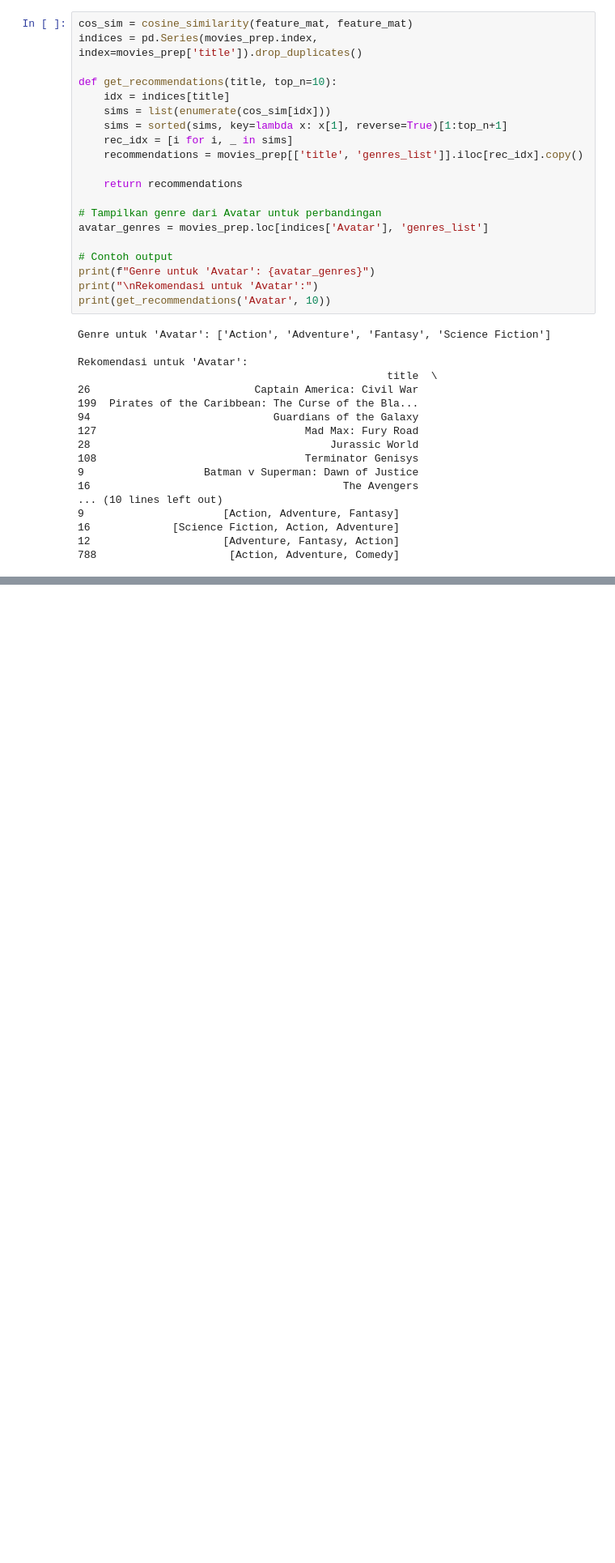
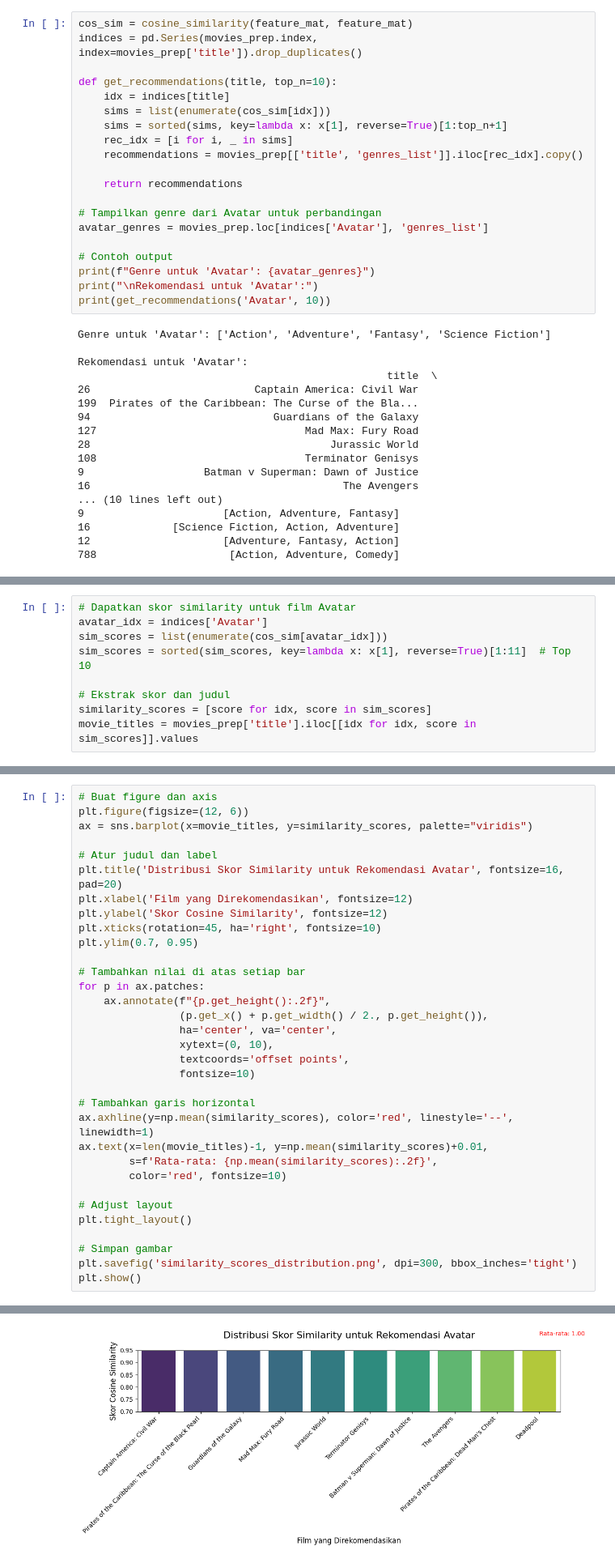
Before and after one commit to adrianramadhan/movie-recommendation-submission, a Jupyter notebook: notebook.ipynb, the cells around one changed output, grey strips where cells are left out. Shown at 81% size. Saved outputs shown, nothing was run; the diff lists cells and outputs as text; blank space fills up the shorter version.

```diff
--- a/notebook.ipynb
+++ b/notebook.ipynb
@@ -354,0 +339,9 @@ Walaupun tidak dilakukan evaluasi berbasis metrik numerik, pendekatan manual dan
+# %%
+# Dapatkan skor similarity untuk film Avatar
+avatar_idx = indices['Avatar']
+sim_scores = list(enumerate(cos_sim[avatar_idx]))
+sim_scores = sorted(sim_scores, key=lambda x: x[1], reverse=True)[1:11]  # Top 10
+
+# Ekstrak skor dan judul
+similarity_scores = [score for idx, score in sim_scores]
+movie_titles = movies_prep['title'].iloc[[idx for idx, score in sim_scores]].values
@@ -354,0 +428,34 @@ Walaupun tidak dilakukan evaluasi berbasis metrik numerik, pendekatan manual dan
+# %%
+# Buat figure dan axis
+plt.figure(figsize=(12, 6))
+ax = sns.barplot(x=movie_titles, y=similarity_scores, palette="viridis")
+
+# Atur judul dan label
+plt.title('Distribusi Skor Similarity untuk Rekomendasi Avatar', fontsize=16, pad=20)
+plt.xlabel('Film yang Direkomendasikan', fontsize=12)
+plt.ylabel('Skor Cosine Similarity', fontsize=12)
+plt.xticks(rotation=45, ha='right', fontsize=10)
+plt.ylim(0.7, 0.95)
+
+# Tambahkan nilai di atas setiap bar
+for p in ax.patches:
+    ax.annotate(f"{p.get_height():.2f}",
+                (p.get_x() + p.get_width() / 2., p.get_height()),
+                ha='center', va='center',
+                xytext=(0, 10),
+                textcoords='offset points',
+                fontsize=10)
+
+# Tambahkan garis horizontal
+ax.axhline(y=np.mean(similarity_scores), color='red', linestyle='--', linewidth=1)
+ax.text(x=len(movie_titles)-1, y=np.mean(similarity_scores)+0.01,
+        s=f'Rata-rata: {np.mean(similarity_scores):.2f}',
+        color='red', fontsize=10)
+
+# Adjust layout
+plt.tight_layout()
+
+# Simpan gambar
+plt.savefig('similarity_scores_distribution.png', dpi=300, bbox_inches='tight')
+plt.show()
+# %% [output]
@@ -354,0 +465 @@ Walaupun tidak dilakukan evaluasi berbasis metrik numerik, pendekatan manual dan
+[figure, added]
```
Also changed, not shown: parts of 7 cells of this notebook, 1 other file.
